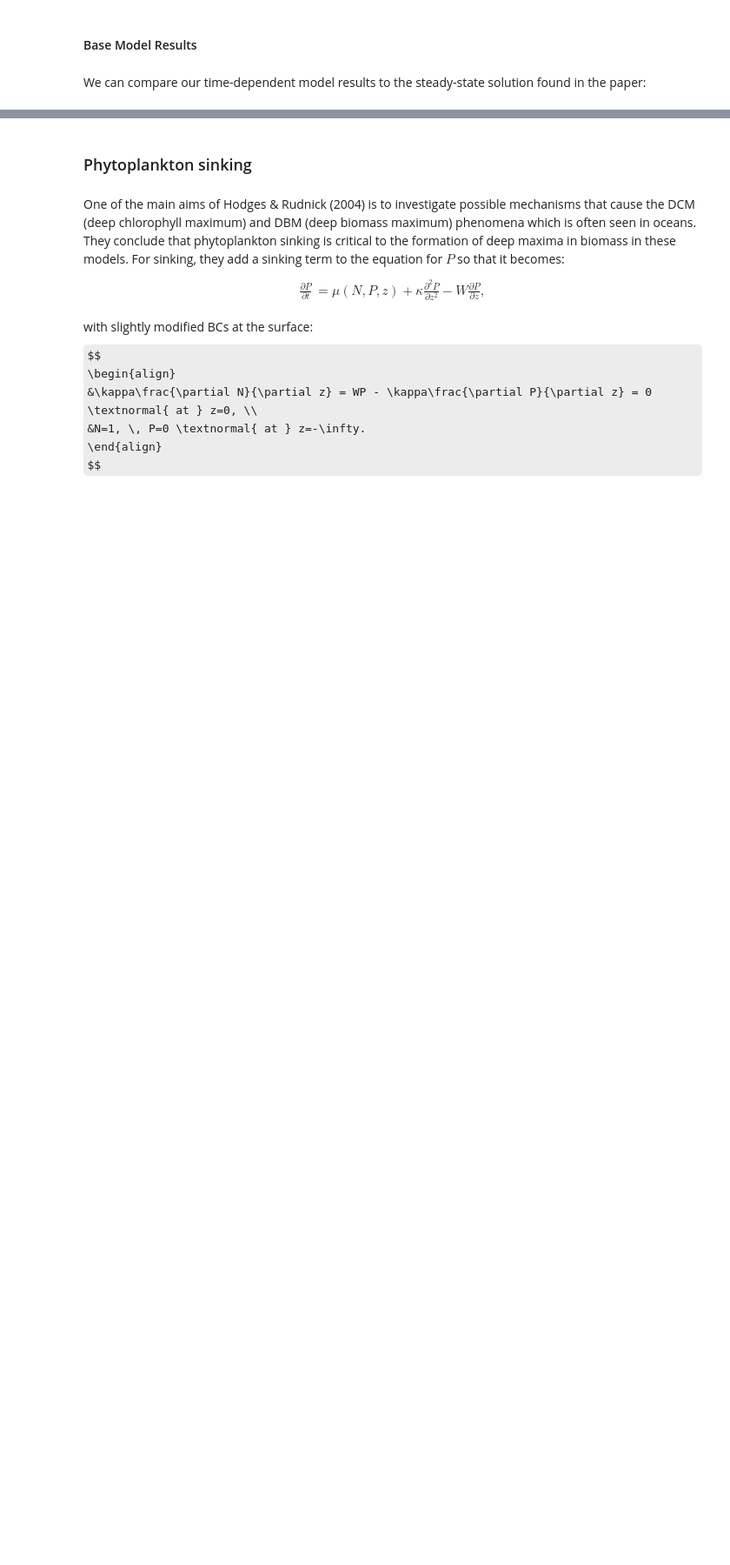
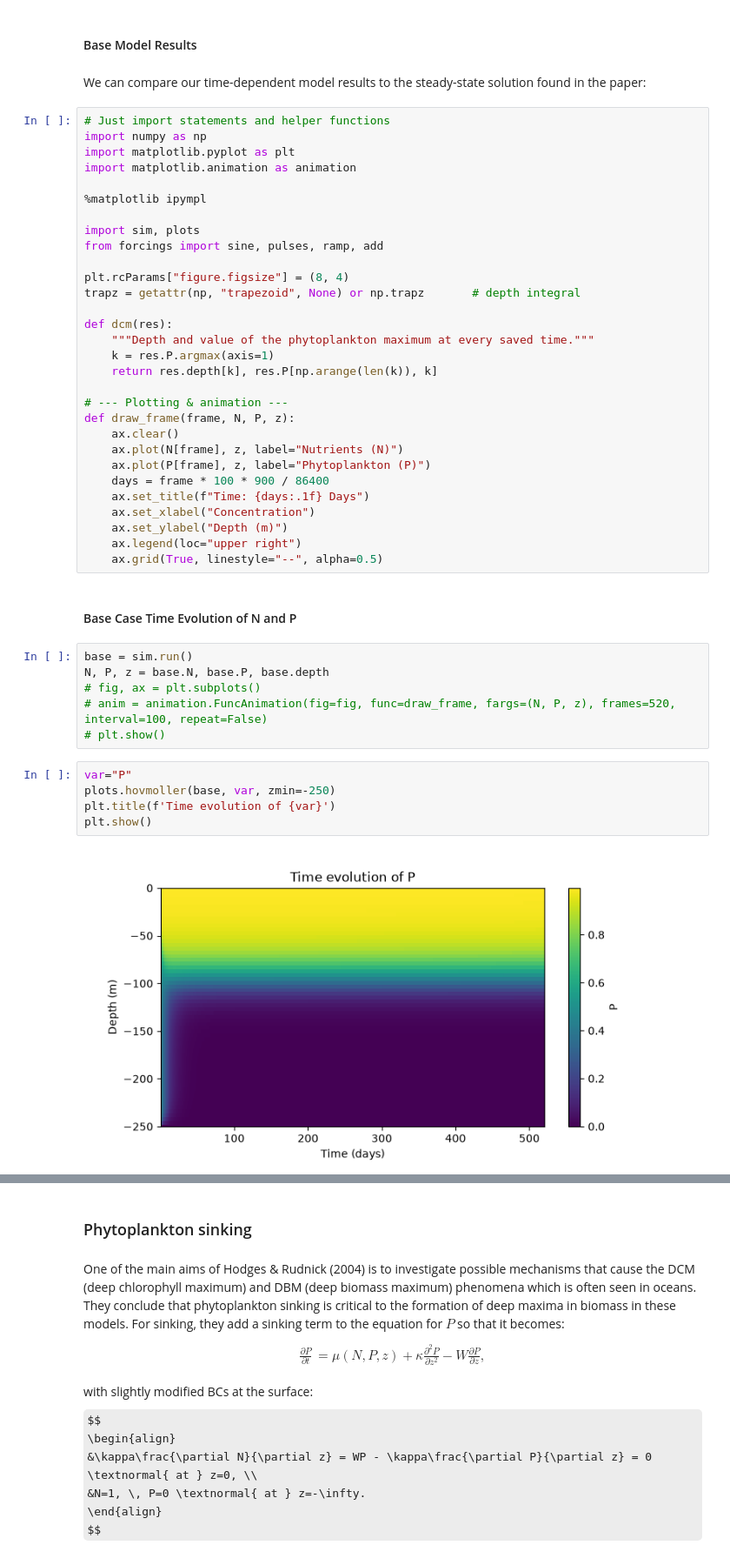
Before and after one commit to kb1901/732_phytoplankton_proj, a Jupyter notebook: notebook.ipynb, the cells around one changed output, grey strips where cells are left out. Shown at 87% size. Cells and saved outputs as stored; diff of their text form; some formulas as TeX source; blank space fills up the shorter version.

Commit message:
added stuff to notebook and modified some functions for plotting

```diff
--- a/notebook.ipynb
+++ b/notebook.ipynb
@@ -41,3 +39,48 @@ Where:
 #### Base Model Results
 # %% [markdown]
 We can compare our time-dependent model results to the steady-state solution found in the paper:
+# %%
+# Just import statements and helper functions
+import numpy as np
+import matplotlib.pyplot as plt
+import matplotlib.animation as animation
+
+%matplotlib ipympl
+
+import sim, plots
+from forcings import sine, pulses, ramp, add
+
+plt.rcParams["figure.figsize"] = (8, 4)
+trapz = getattr(np, "trapezoid", None) or np.trapz       # depth integral
+
+def dcm(res):
+    """Depth and value of the phytoplankton maximum at every saved time."""
+    k = res.P.argmax(axis=1)
+    return res.depth[k], res.P[np.arange(len(k)), k]
+
+# --- Plotting & animation ---
+def draw_frame(frame, N, P, z):
+    ax.clear()
+    ax.plot(N[frame], z, label="Nutrients (N)")
+    ax.plot(P[frame], z, label="Phytoplankton (P)")
+    days = frame * 100 * 900 / 86400
+    ax.set_title(f"Time: {days:.1f} Days")
+    ax.set_xlabel("Concentration")
+    ax.set_ylabel("Depth (m)")
+    ax.legend(loc="upper right")
+    ax.grid(True, linestyle="--", alpha=0.5)
+# %% [markdown]
+#### Base Case Time Evolution of N and P
+# %%
+base = sim.run()
+N, P, z = base.N, base.P, base.depth
+# fig, ax = plt.subplots()
+# anim = animation.FuncAnimation(fig=fig, func=draw_frame, fargs=(N, P, z), frames=520, interval=100, repeat=False)
+# plt.show()
+# %%
+var="P"
+plots.hovmoller(base, var, zmin=-250)
+plt.title(f'Time evolution of {var}')
+plt.show()
+# %% [output]
+[figure, added]
```
Also changed, not shown: parts of 14 cells of this notebook, 3 other files.
